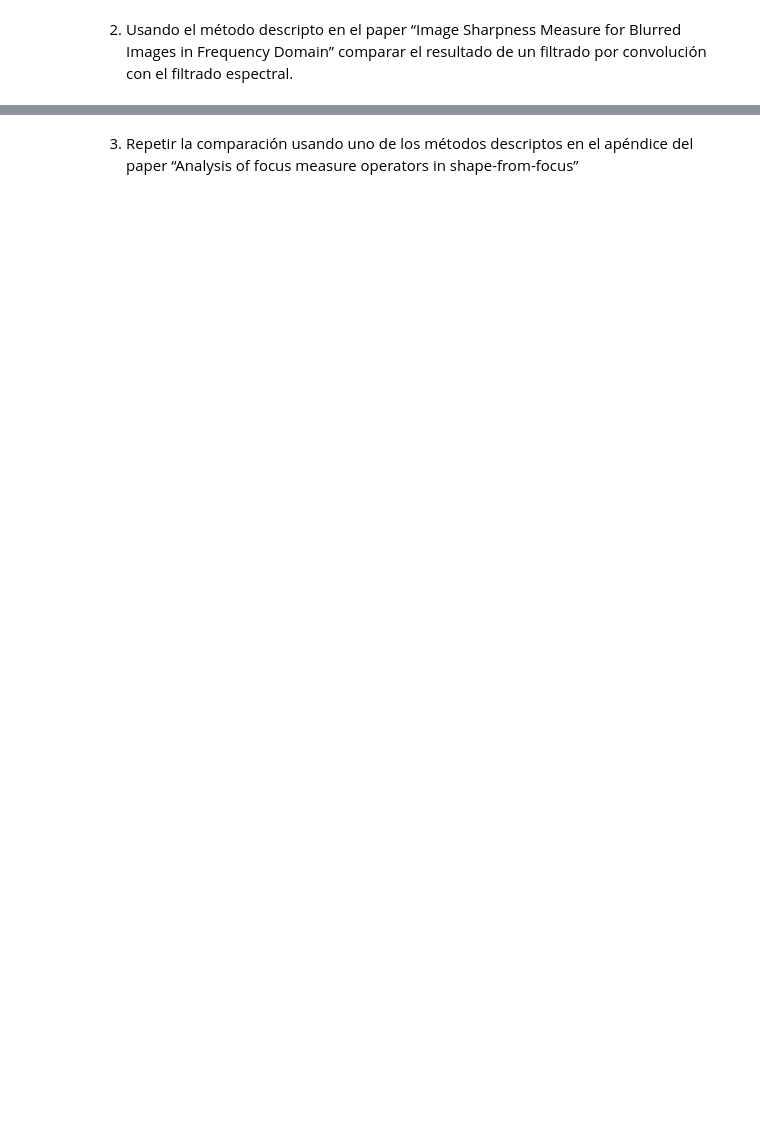
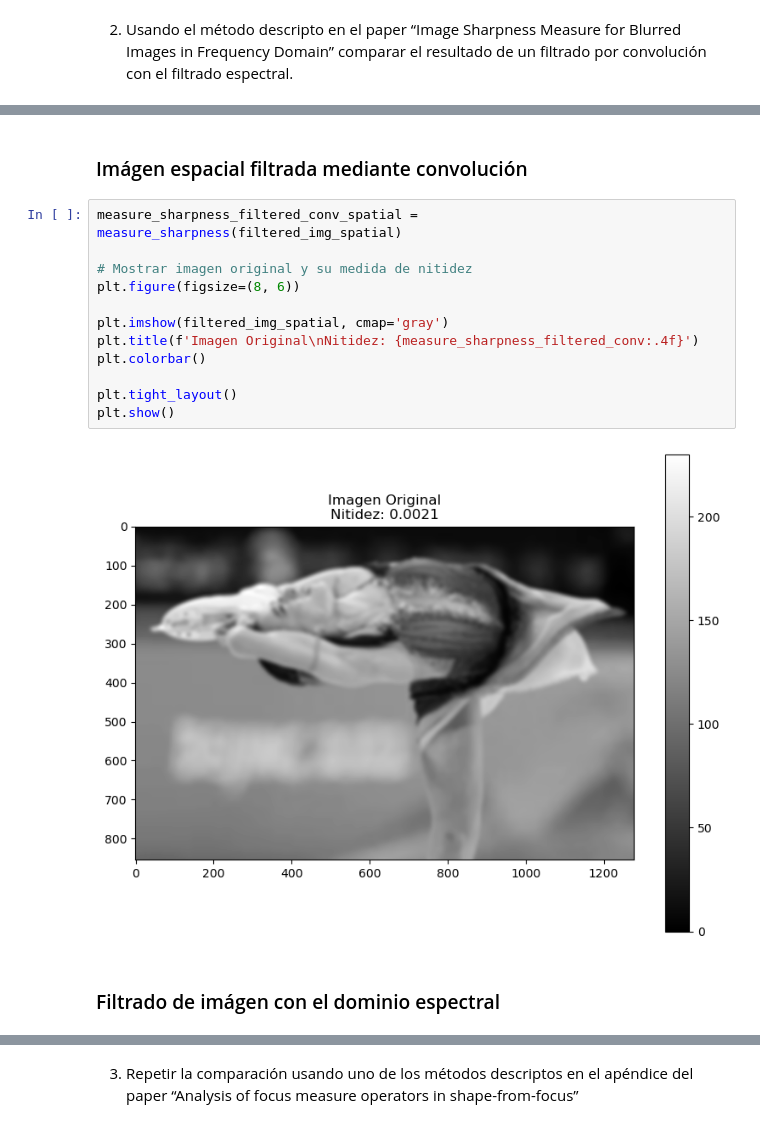
Before and after one commit to noequalindi/vision_computadora_I, a Jupyter notebook: Material_TPs/TP2/trabajo_practico_2_qualindi.ipynb, the cells around one changed output, grey strips where cells are left out. Saved outputs shown, nothing was run; the diff lists cells and outputs as text; blank space fills up the shorter version.

```diff
--- a/Material_TPs/TP2/trabajo_practico_2_qualindi.ipynb
+++ b/Material_TPs/TP2/trabajo_practico_2_qualindi.ipynb
@@ -124,0 +121,18 @@ plt.show()
+# %% [markdown]
+### Imágen espacial filtrada mediante convolución
+# %%
+measure_sharpness_filtered_conv_spatial = measure_sharpness(filtered_img_spatial)
+
+# Mostrar imagen original y su medida de nitidez
+plt.figure(figsize=(8, 6))
+
+plt.imshow(filtered_img_spatial, cmap='gray')
+plt.title(f'Imagen Original\nNitidez: {measure_sharpness_filtered_conv:.4f}')
+plt.colorbar()
+
+plt.tight_layout()
+plt.show()
+# %% [output]
+[figure, added]
+# %% [markdown]
+### Filtrado de imágen con el dominio espectral
```
Also changed, not shown: parts of 17 cells of this notebook.
